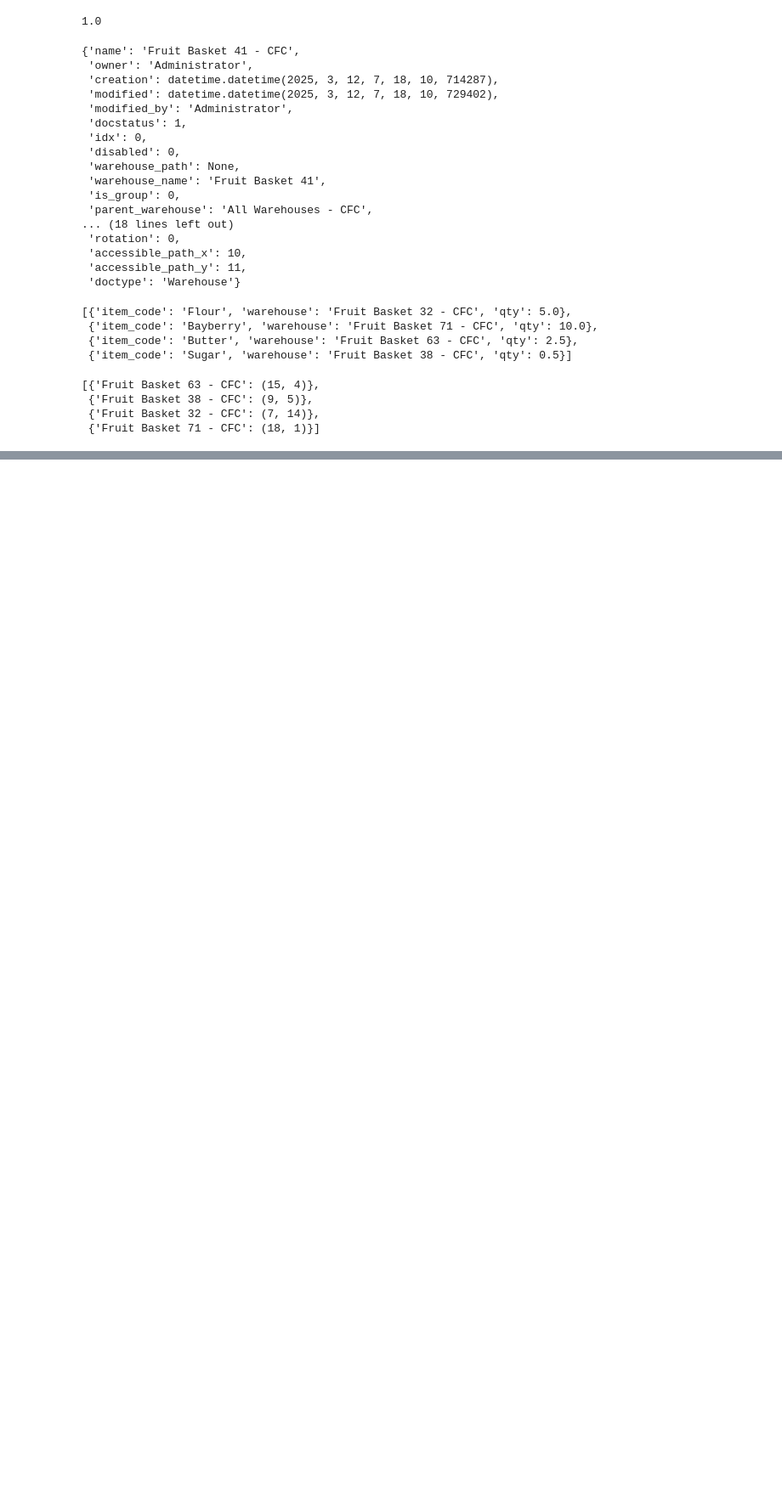
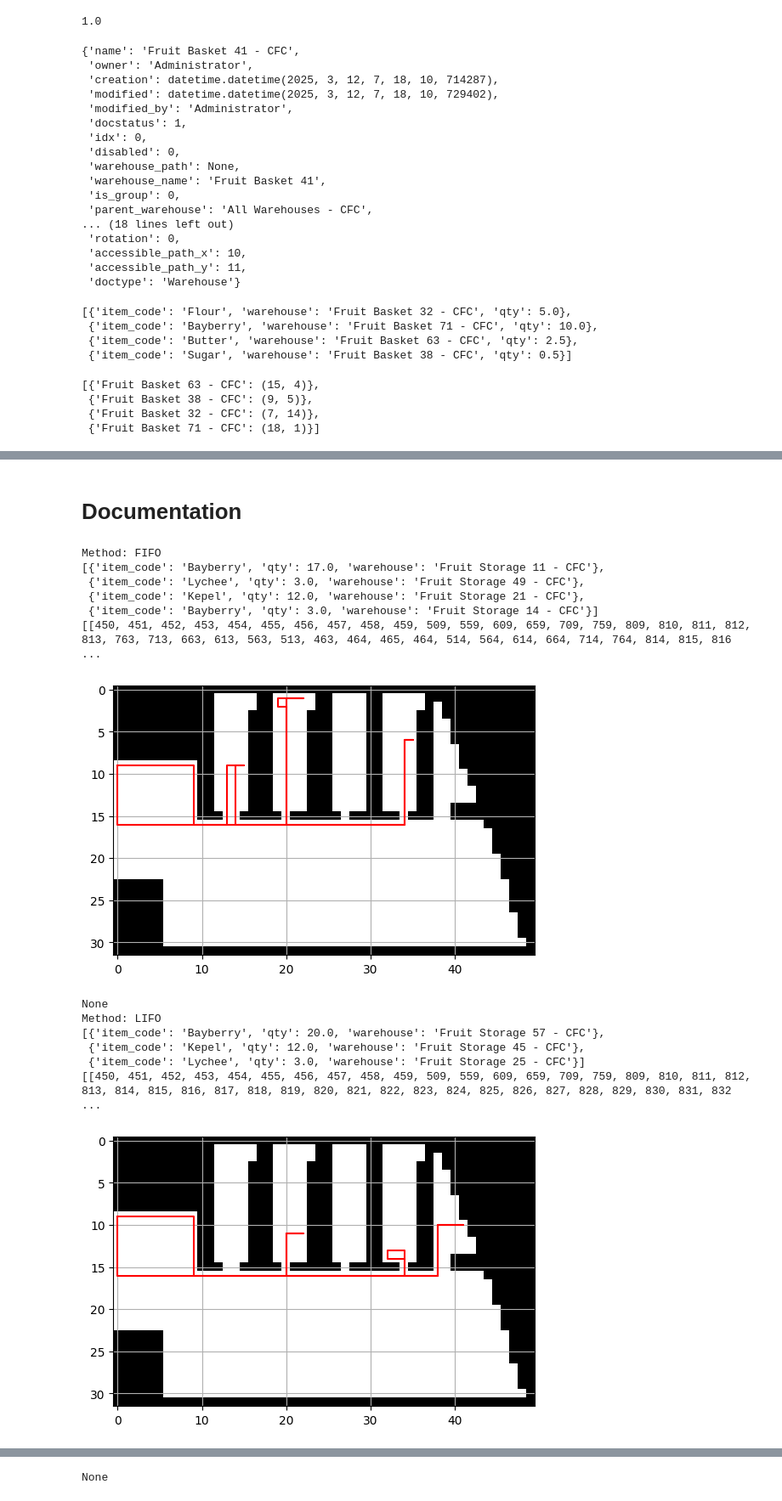
Before and after one commit to coleandreoli/warehouseTSP, a Jupyter notebook: frappeintegration.ipynb, the cells around one changed output, grey strips where cells are left out. Shown at 85% size. Saved outputs shown, nothing was run; the diff lists cells and outputs as text; code cells hidden in the pictures; blank space fills up the shorter version.

```diff
--- a/frappeintegration.ipynb
+++ b/frappeintegration.ipynb
@@ -921,0 +971,3 @@ waypoints
+# %%
+root_wh = frappe.get_doc("Warehouse Plan", "All Warehouses - CFC").as_dict()
+(root_wh["pickup_point_x"], root_wh["pickup_point_y"])
@@ -921,0 +976,2 @@ waypoints
+# %% [markdown]
+# Documentation
@@ -921,0 +1043,45 @@ waypoints
+# %%
+from inventory_tools.inventory_tools.overrides.pick_list import (
+    optimize_path,
+    optimize_route_picklist,
+)
+import frappe
+from frappe.utils import safe_json_loads
+from frappe.utils.data import nowdate
+import numpy as np
+from inventory_tools.inventory_tools.doctype.warehouse_plan.warehouse_plan import Grid_TSP
+from pprint import pprint
+
+methods = [
+    "FIFO",
+    "LIFO",
+    "Deplete maximum number of Bins",
+    "Deplete minimum number of Bins",
+]
+root_warehouse = 'All Warehouses - CFC'
+grid = np.array(
+    safe_json_loads(frappe.get_doc("Warehouse Plan", root_warehouse).as_dict()["matrix"])
+)
+for m in methods:
+    print(f"Method: {m}")
+    # out = optimize_path(pl, m)
+    optimized = optimize_path("STO-PICK-2025-00001", m)
+    pprint(optimized)
+    out = optimize_route_picklist_debug(optimized, root_warehouse)
+    print(out)
+    print(Grid_TSP(grid)._plot(out[0]))
+# %% [output]
+Method: FIFO
+[{'item_code': 'Bayberry', 'qty': 17.0, 'warehouse': 'Fruit Storage 11 - CFC'},
+ {'item_code': 'Lychee', 'qty': 3.0, 'warehouse': 'Fruit Storage 49 - CFC'},
+ {'item_code': 'Kepel', 'qty': 12.0, 'warehouse': 'Fruit Storage 21 - CFC'},
+ {'item_code': 'Bayberry', 'qty': 3.0, 'warehouse': 'Fruit Storage 14 - CFC'}]
+[[450, 451, 452, 453, 454, 455, 456, 457, 458, 459, 509, 559, 609, 659, 709, 759, 809, 810, 811, 812, 813, 763, 713, 663, 613, 563, 513, 463, 464, 465, 464, 514, 564, 614, 664, 714, 764, 814, 815, 816 ...
+[figure, added]
+None
+Method: LIFO
+[{'item_code': 'Bayberry', 'qty': 20.0, 'warehouse': 'Fruit Storage 57 - CFC'},
+ {'item_code': 'Kepel', 'qty': 12.0, 'warehouse': 'Fruit Storage 45 - CFC'},
+ {'item_code': 'Lychee', 'qty': 3.0, 'warehouse': 'Fruit Storage 25 - CFC'}]
+[[450, 451, 452, 453, 454, 455, 456, 457, 458, 459, 509, 559, 609, 659, 709, 759, 809, 810, 811, 812, 813, 814, 815, 816, 817, 818, 819, 820, 821, 822, 823, 824, 825, 826, 827, 828, 829, 830, 831, 832 ...
+[figure, added]
@@ -921,0 +1103 @@ waypoints
+None
```
Also changed, not shown: parts of 13 cells of this notebook, 4 other files.
